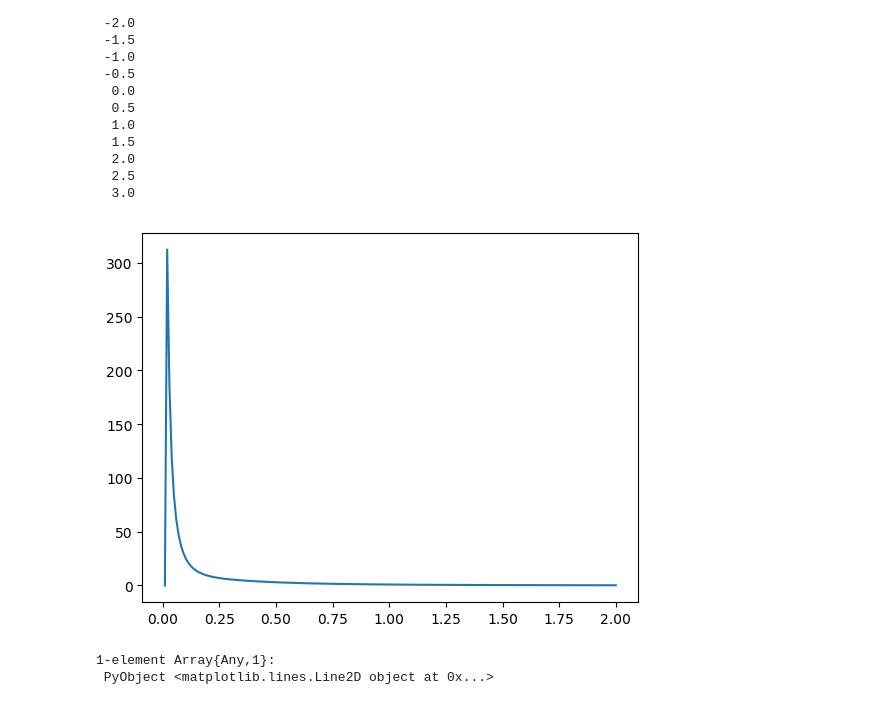
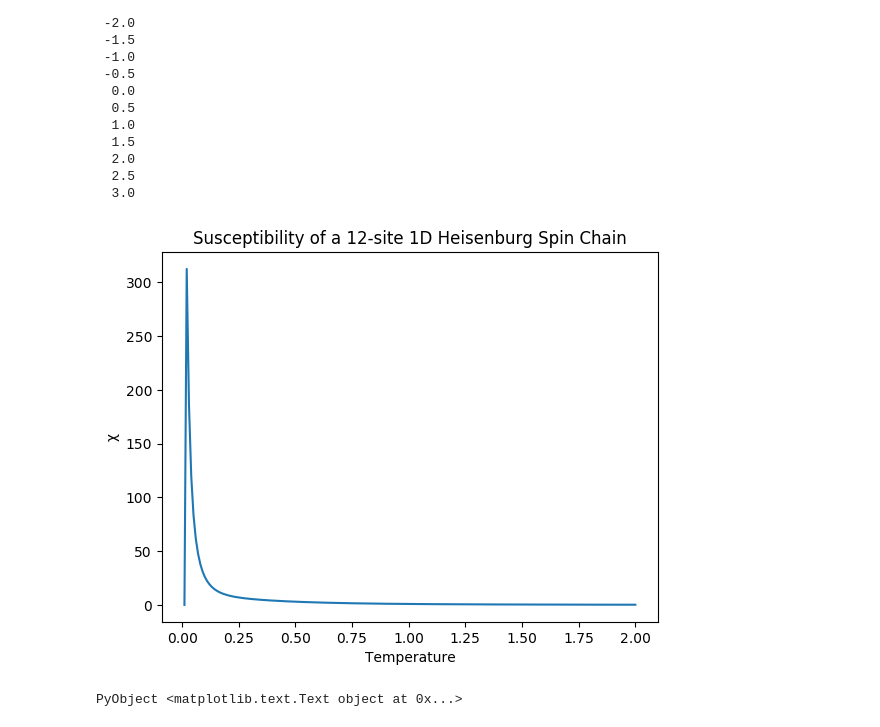
Before and after one commit to albi3ro/M4, a Jupyter notebook: Spin Chain 3.ipynb, the cells around one changed output. Saved outputs shown, nothing was run; the diff lists cells and outputs as text; code cells hidden in the pictures.

```diff
--- a/Spin Chain 3.ipynb
+++ b/Spin Chain 3.ipynb
@@ -180,8 +180,8 @@ Ch=(E2ex-E2ex.^2)./(T.^2);
 # %%
 plot(T,χ)
 xlabel("Temperature")
-ylabel("")
+ylabel("χ")
+title("Susceptibility of a 12-site 1D Heisenburg Spin Chain")
 # %% [output]
-[figure, old version]
+[figure, new version]
-1-element Array{Any,1}:
- PyObject <matplotlib.lines.Line2D object at 0x...>
+PyObject <matplotlib.text.Text object at 0x...>
```
Also changed, not shown: parts of 3 cells of this notebook.
